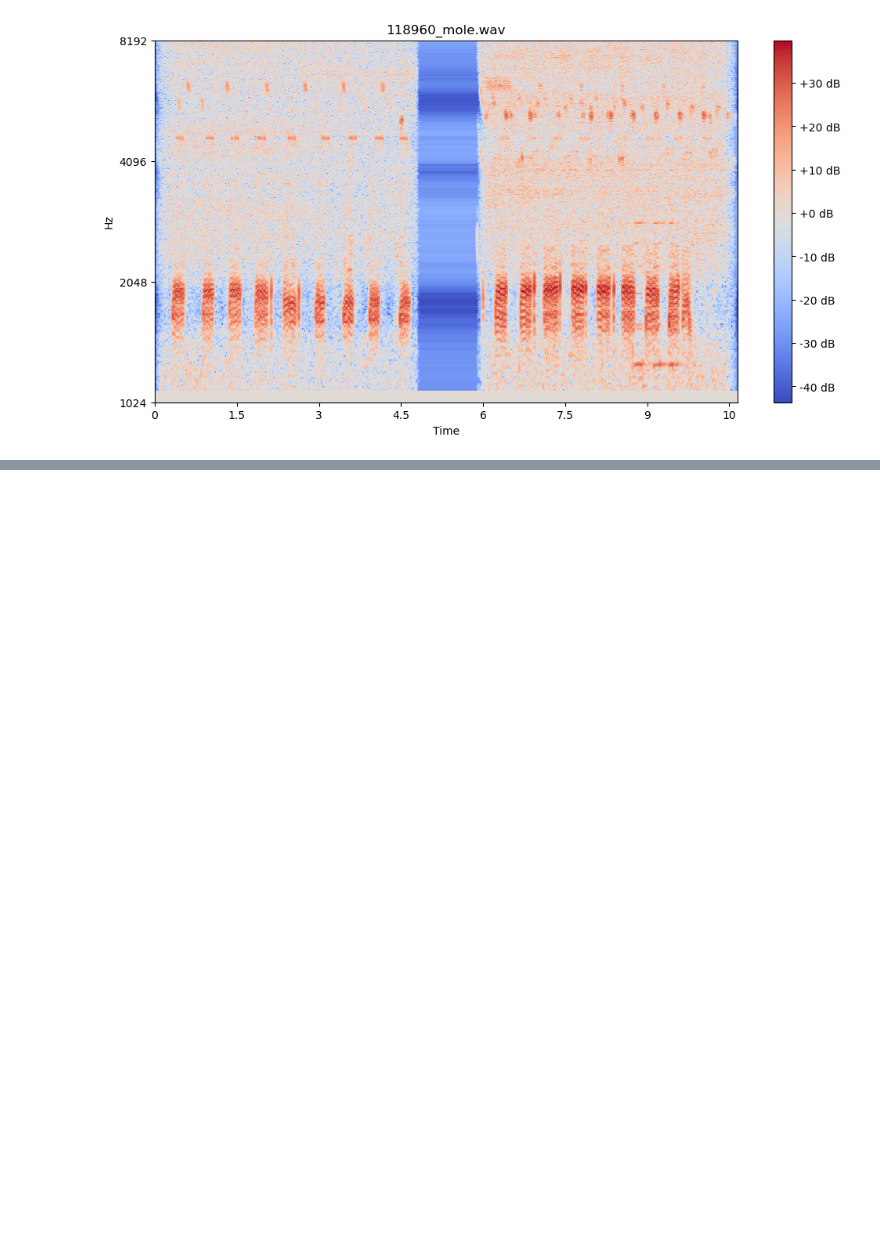
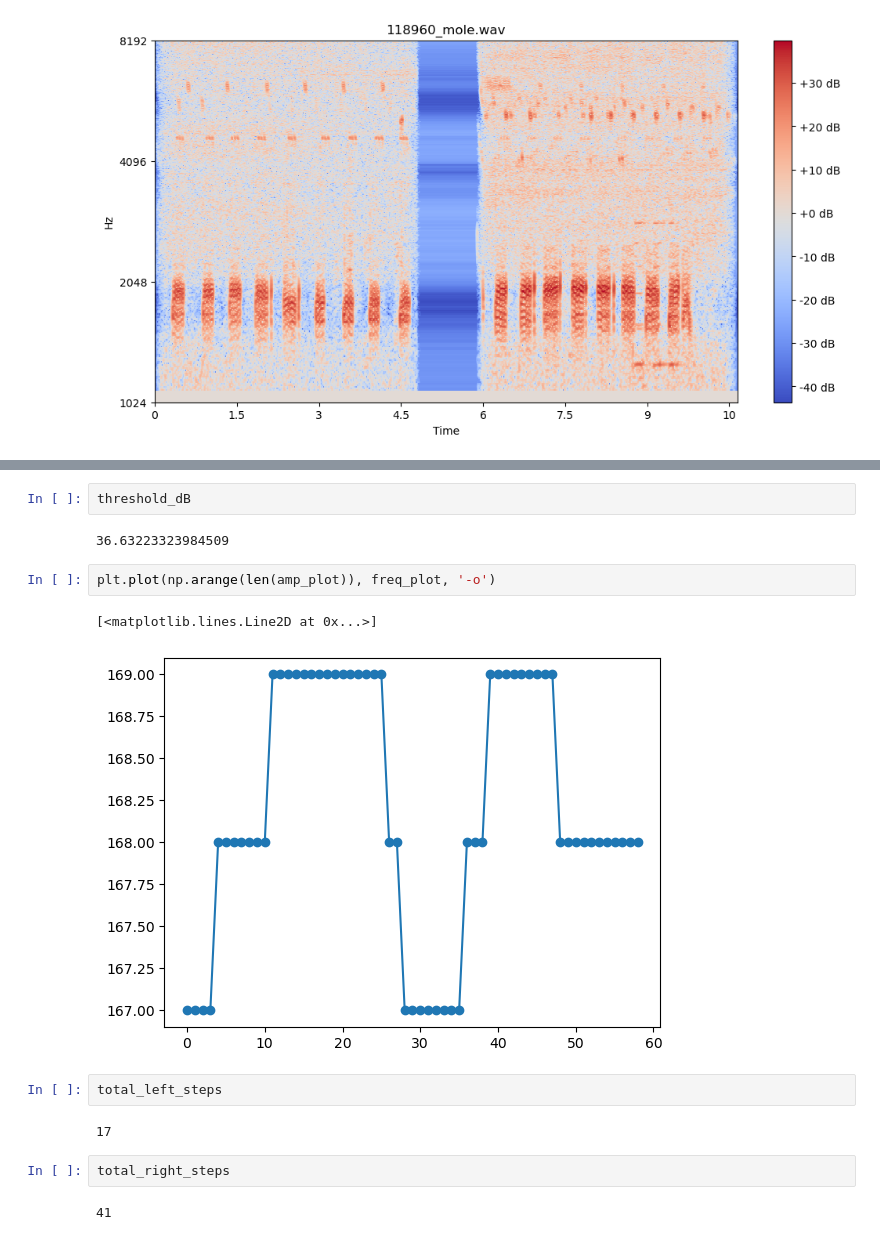
Before and after one commit to andrewcmerwin/ChirpChecker, a Jupyter notebook: librosa_Caleb.ipynb, the cells around one changed output, grey strips where cells are left out. Cells and saved outputs as stored; diff of their text form; blank space fills up the shorter version.

```diff
--- a/librosa_Caleb.ipynb
+++ b/librosa_Caleb.ipynb
@@ -193,0 +261,17 @@ DB = clean_Melspec_Calvin(filename)
+# %%
+threshold_dB
+# %% [output]
+36.63223323984509
+# %%
+plt.plot(np.arange(len(amp_plot)), freq_plot, '-o')
+# %% [output]
+[<matplotlib.lines.Line2D at 0x...>]
+[figure, added]
+# %%
+total_left_steps
+# %% [output]
+17
+# %%
+total_right_steps
+# %% [output]
+41
```
Also changed, not shown: parts of 8 cells of this notebook.
